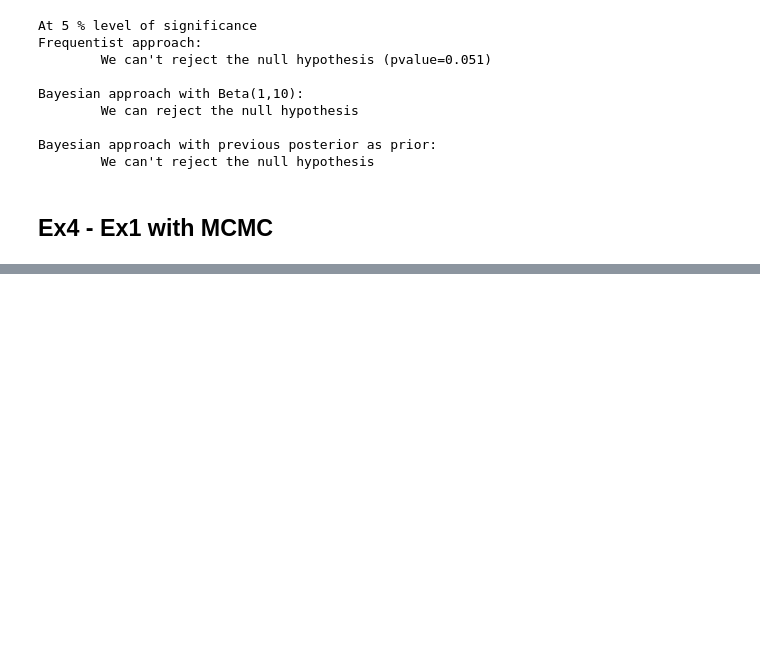
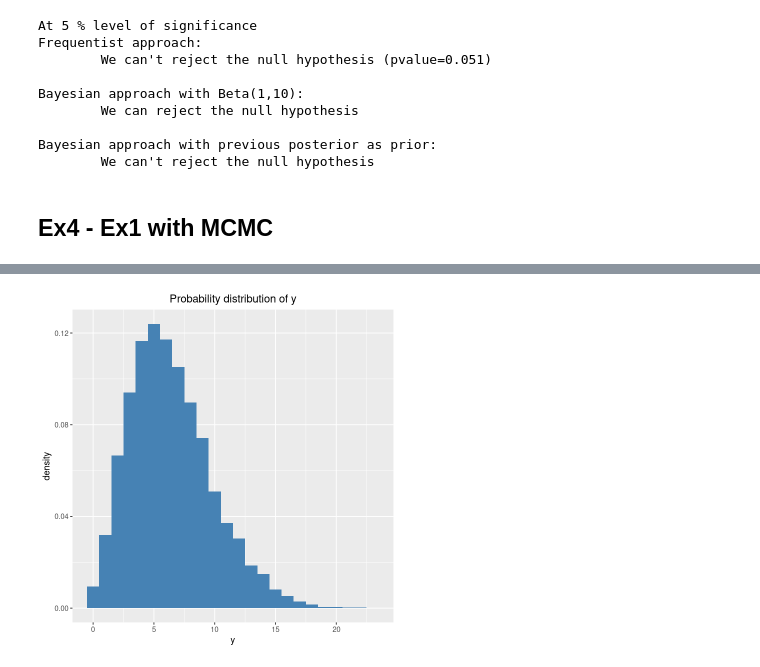
Before and after one commit to c0pp1/AS4PA-Rlab, a Jupyter notebook: rlab06/rlab06.ipynb, the cells around one changed output, grey strips where cells are left out. Drawn from its saved outputs; the diff is of its cells as text; code cells hidden in the pictures; blank space fills up the shorter version.

```diff
--- a/rlab06/rlab06.ipynb
+++ b/rlab06/rlab06.ipynb
@@ -423,3 +424,12 @@ Bayesian approach with previous posterior as prior:
         We can't reject the null hypothesis
 # %% [markdown]
 ## Ex4 - Ex1 with MCMC
+# %%
+#generate data
+isright <- FALSE
+
+while(!isright) {
+    data_sim <- rbern(75, mode.post)
+    isright <- (sum(data_sim) == y)
+}
+sum(data_sim)
@@ -426,10 +438,11 @@ Bayesian approach with previous posterior as prior:
 # %%
+#define model
 data <- list()
-data$N <- 75
-data$p.true <- 0.08
+
+data$X <- data_sim
 data$alpha <- alpha.pre_ex1
 data$beta  <- beta.pre_ex1
-data$n_next <- 100
+data$n_next <- 75
 
 model <- 'ex4.bug'
 
@@ -450,8 +458,2 @@ Graph information:
 
 Initializing model
-# %%
-update(jm, 1000)
-
-chain <- coda.samples(jm , c("p", "y"), n.iter=10000)
-
-print(summary(chain))
@@ -482,0 +460,12 @@ geom_histogram(aes(x=y), colour='steelblue', binwidth=1)
+# %%
+#burn-in and running
+update(jm, 2000)
+
+chain <- coda.samples(jm , c("p", "y"), n.iter=10000)
+
+print(summary(chain))
+chain.df <- as.data.frame(as.mcmc(chain))
+bayes_density <- density(chain.df[['y']])
+
+bayes_est <- bayes_density[['x']][which.max(bayes_density[['y']])]
+cat(sprintf('Bayesian estimator for y: %.4f', bayes_est))
@@ -482,0 +492,9 @@ geom_histogram(aes(x=y), colour='steelblue', binwidth=1)
+# %%
+
+options(repr.plot.height=6, repr.plot.width=6)
+ggplot(chain.df, aes(x=y, y=after_stat(density))) +
+geom_histogram(fill='steelblue', binwidth=1) +
+labs(title='Probability distribution of y', x='y') +
+theme(plot.title=element_text(hjust=0.5))
+# %% [output]
+[figure, added]
```
Also changed, not shown: parts of 28 cells of this notebook, 2 other files.
